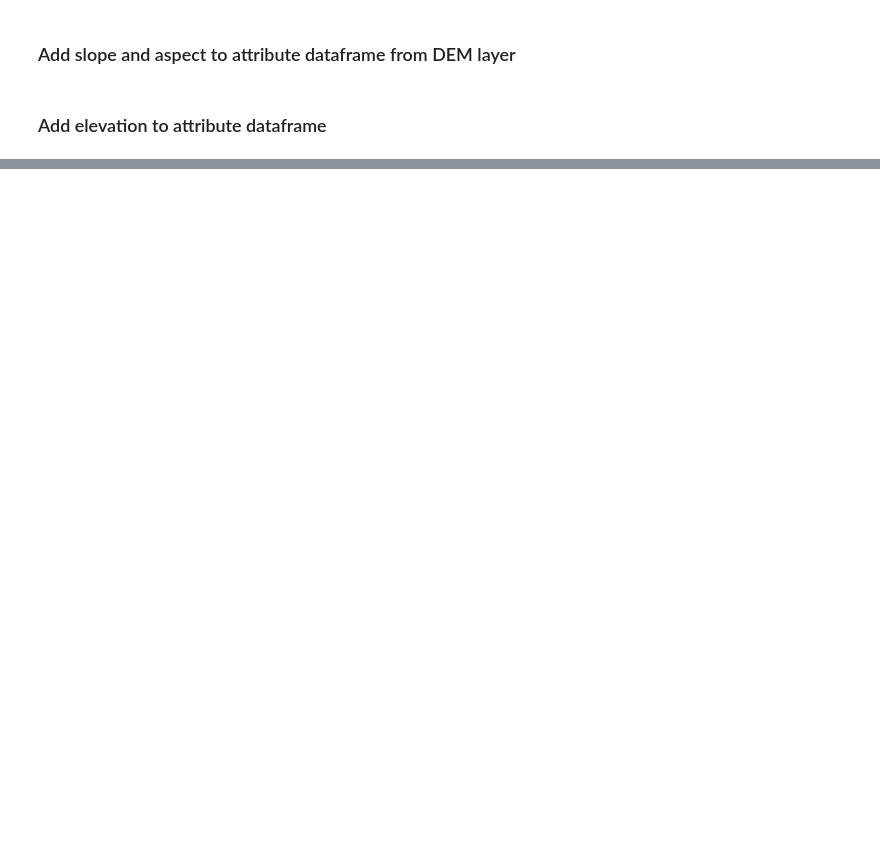
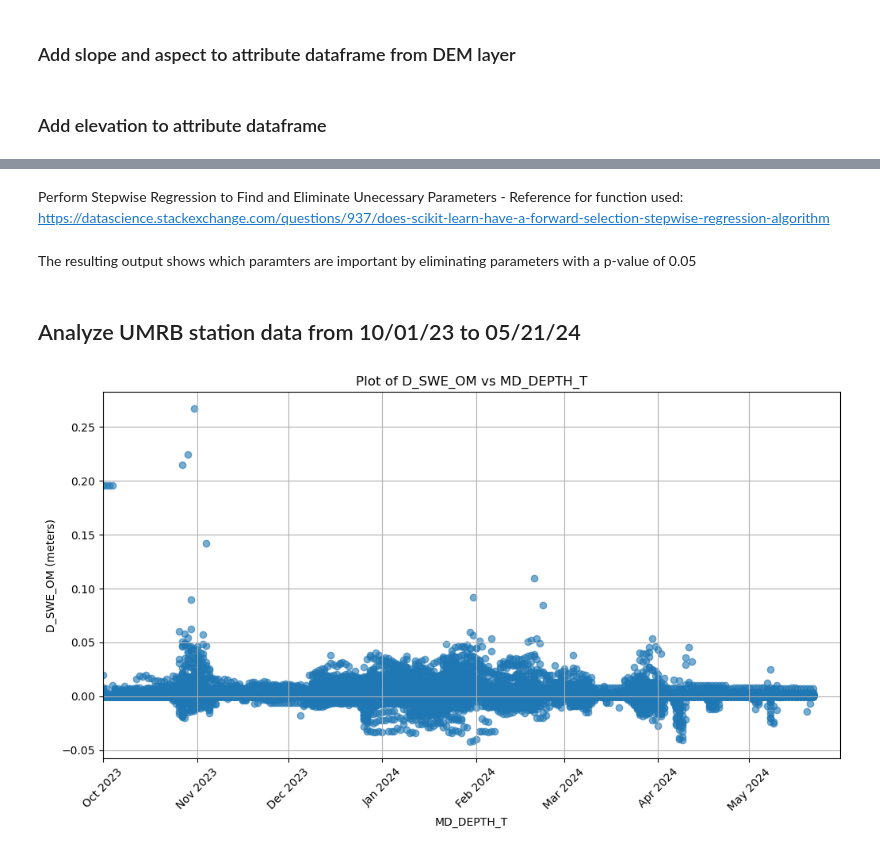
Before and after one commit to RTIInternational/umrb-snodas, a Jupyter notebook: src/PCA_Test.ipynb, the cells around one changed output, grey strips where cells are left out. Saved outputs shown, nothing was run; the diff lists cells and outputs as text; code cells hidden in the pictures; blank space fills up the shorter version.

```diff
--- a/src/PCA_Test.ipynb
+++ b/src/PCA_Test.ipynb
@@ -1409,0 +938,8 @@ Jan_10_2024_stations
+# %%
+#Upload data
+
+file_path = r'C:\Users\clemasters\Research Triangle Institute\CIROH Basecamp - Documents\Projects\0218723.014 - SNODAS\Data\station_attribute_data\UMRB_stations_all_dates_attributes.csv'
+
+UMRB_stations_all_dates = pd.read_csv(file_path)
+
+UMRB_stations_all_dates
@@ -1409,0 +1042,2 @@ Jan_10_2024_stations
+# %% [markdown]
+Perform Stepwise Regression to Find and Eliminate Unecessary Parameters - Reference for function used: https://datascience.stackexchange.com/questions/937/does-scikit-learn-have-a-forward-selection-stepwise-regression-algorithm
@@ -1409,0 +1094,2 @@ Jan_10_2024_stations
+# %% [markdown]
+The resulting output shows which paramters are important by eliminating parameters with a p-value of 0.05
@@ -1409,0 +1101,37 @@ Jan_10_2024_stations
+# %% [markdown]
+## Analyze UMRB station data from 10/01/23 to 05/21/24
+# %%
+# Convert MD_DEPTH_T to datetime format if not already done
+UMRB_stations_all_dates['MD_DEPTH_T'] = pd.to_datetime(UMRB_stations_all_dates['MD_DEPTH_T'])
+
+# Filter data to include only October to May
+filtered_data = UMRB_stations_all_dates[UMRB_stations_all_dates['MD_DEPTH_T'].dt.month.isin([10, 11, 12, 1, 2, 3, 4, 5])]
+
+# Plot D_SWE_OM vs MD_DEPTH_T
+plt.figure(figsize=(12, 6))  # Optional: Set the figure size
+plt.scatter(filtered_data['MD_DEPTH_T'], filtered_data['D_SWE_OM'], alpha=0.6)
+
+# Set the x-axis to show months from October to May and stop after May 2024
+start_date = pd.Timestamp(year=filtered_data['MD_DEPTH_T'].dt.year.min(), month=10, day=1)
+end_date = pd.Timestamp(year=2024, month=5, day=31)
+plt.xlim(start_date, end_date)
+
+# Format the x-axis to show month and year
+plt.gca().xaxis.set_major_locator(mdates.MonthLocator())
+plt.gca().xaxis.set_major_formatter(mdates.DateFormatter('%b %Y'))
+
+# Rotate and format the x-axis labels for better readability
+plt.xticks(rotation=45)
+
+# Set the title and labels
+plt.title('Plot of D_SWE_OM vs MD_DEPTH_T')
+plt.xlabel('MD_DEPTH_T')
+plt.ylabel('D_SWE_OM (meters)')
+
+# Add grid for better readability
+plt.grid(True)
+
+# Show the plot
+plt.show()
+# %% [output]
+[figure, added]
```
Also changed, not shown: parts of 87 cells of this notebook.
